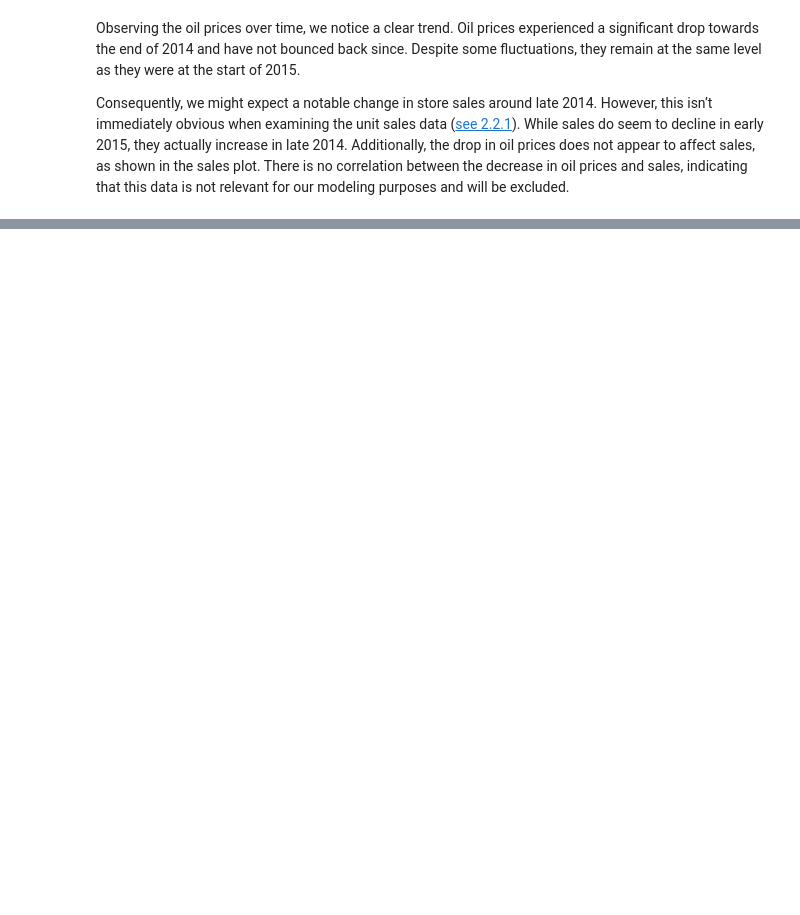
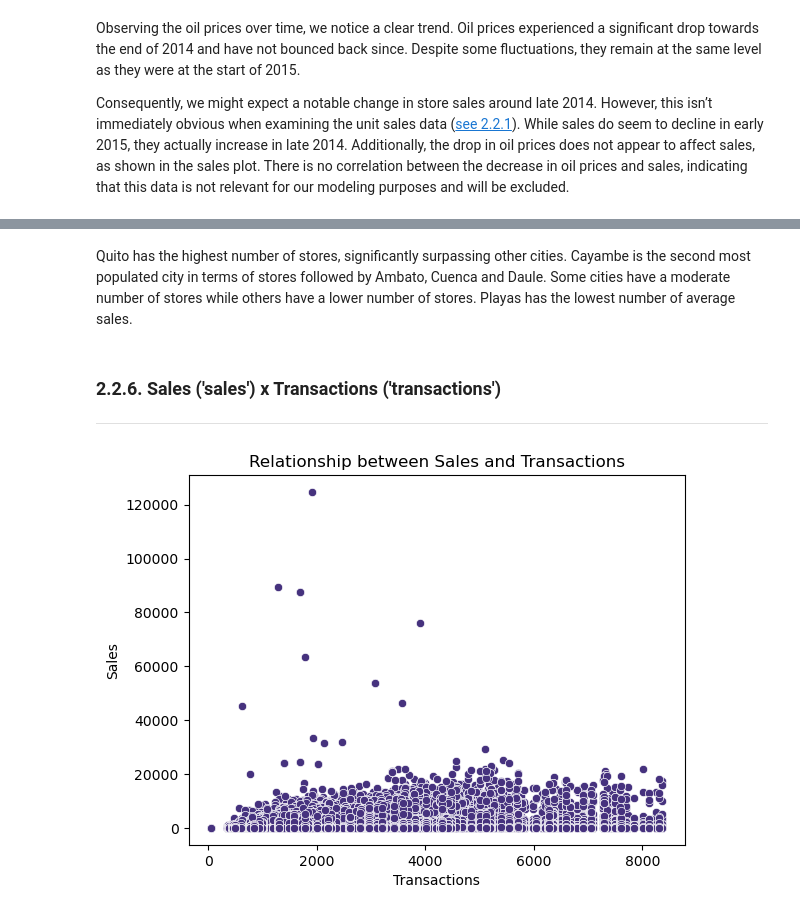
Before and after one commit to edmar-bevilaqua/store-sales-tsf-kaggle-competition, a Jupyter notebook: store-sales-tsf.ipynb, the cells around one changed output, grey strips where cells are left out. Cells and saved outputs as stored; diff of their text form; code cells hidden in the pictures; blank space fills up the shorter version.

```diff
--- a/store-sales-tsf.ipynb
+++ b/store-sales-tsf.ipynb
@@ -713,0 +775,13 @@ Consequently, we might expect a notable change in store sales around late 2014.
+# %% [markdown]
+Quito has the highest number of stores, significantly surpassing other cities. Cayambe is the second most populated city in terms of stores followed by Ambato, Cuenca and Daule. Some cities have a moderate number of stores while others have a lower number of stores. Playas has the lowest number of average sales.
+# %% [markdown]
+### 2.2.6. Sales ('sales') x Transactions ('transactions')
+---
+# %%
+sns.scatterplot(data= merged, x='transactions', y='sales', palette='flare_r')
+plt.xlabel('Transactions')
+plt.ylabel('Sales')
+plt.title('Relationship between Sales and Transactions')
+plt.show()
+# %% [output]
+[figure, added]
```
Also changed, not shown: parts of 10 cells of this notebook.
